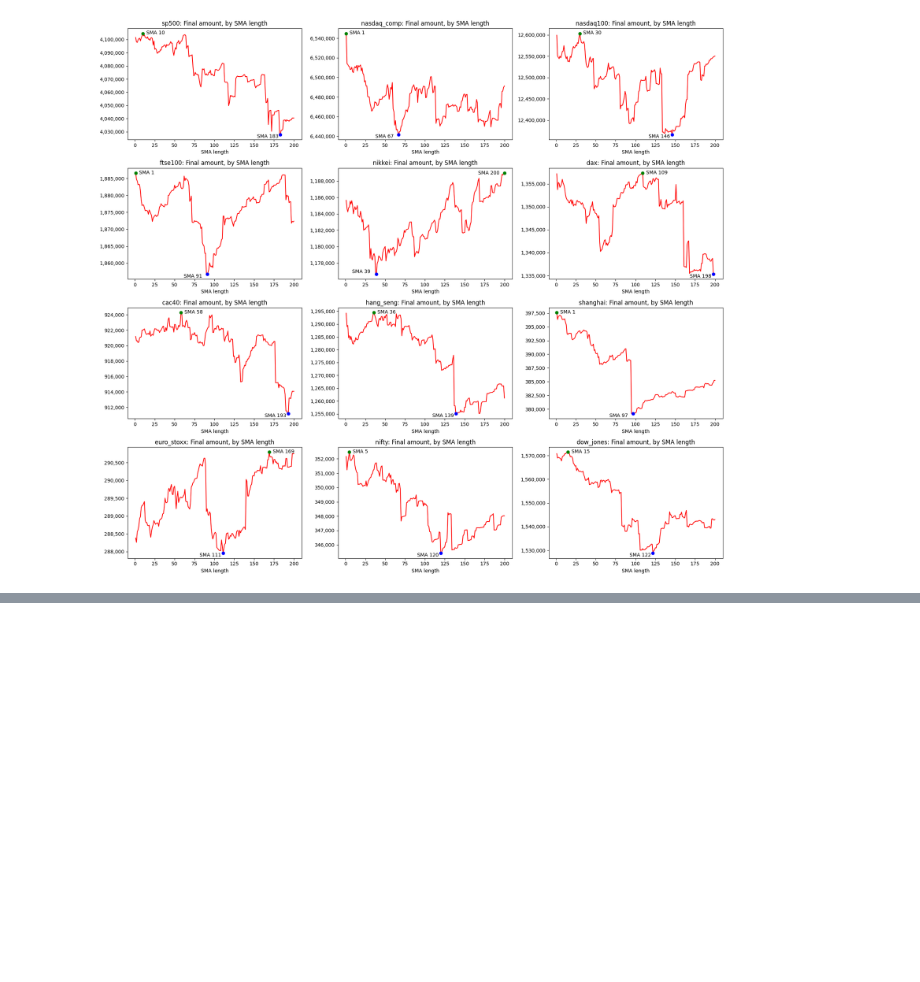
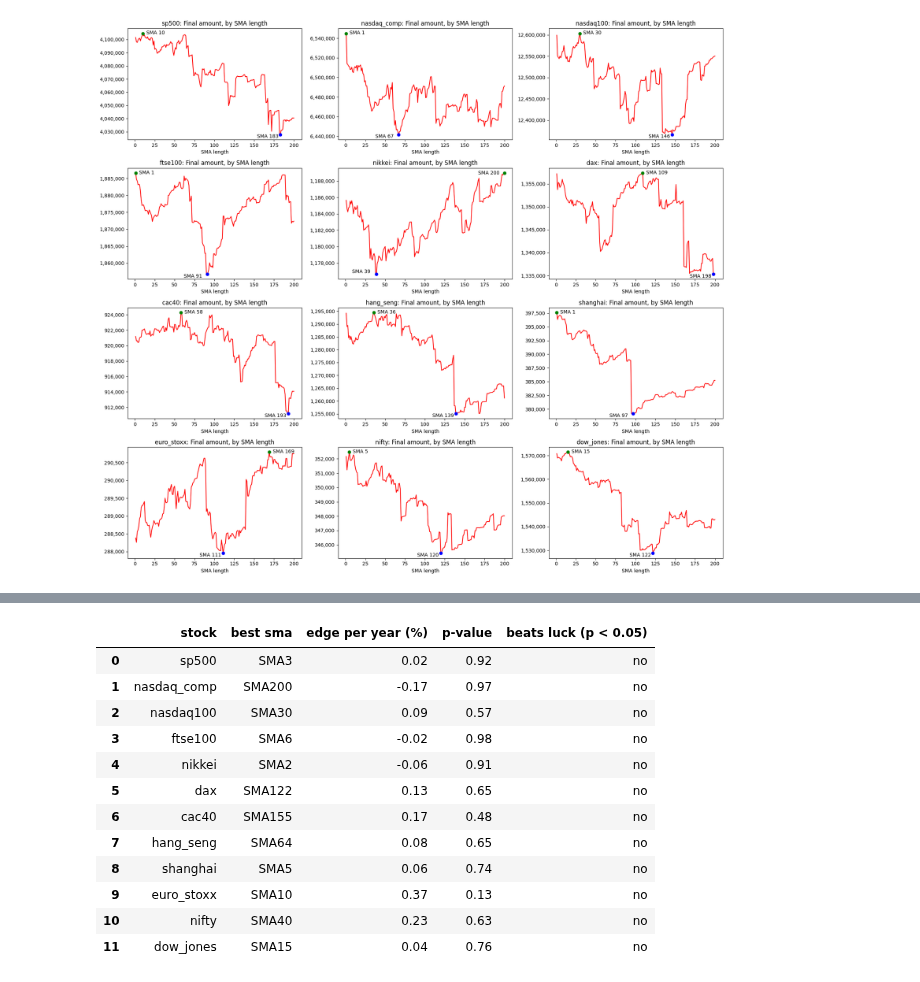
Before and after one commit to pedrosalgado22/SMAstrategy, a Jupyter notebook: smanalysis_simulation.ipynb, the cells around one changed output, grey strips where cells are left out. Cells and saved outputs as stored; diff of their text form; code cells hidden in the pictures; blank space fills up the shorter version.

```diff
--- a/smanalysis_simulation.ipynb
+++ b/smanalysis_simulation.ipynb
@@ -456,0 +479,68 @@ display(pd.DataFrame(rows, columns=["stock", "raw best sma", "best HALF", "avera
+# %%
+NAMES_TO_TEST = list(DIV_YIELD)   # all assets; write a shorter list instead to test a few, for example ["sp500", "asml"]
+BLOCK_WEEKS = 25                  # bootstrap block length in weeks (about 6 months)
+REPS = 1000                       # bootstrap repetitions
+
+import numpy as np
+import pandas as pd
+from arch.bootstrap import SPA
+
+def weekly_edges(df, name):
+    # Weekly extra profit of every SMA strategy over DCA, as a share of DCA's money (one column per strategy)
+    paths = {}
+    for strategy, sma_col in STRATEGIES.items():
+        values = []                                    # simulate fills this with the portfolio value of every day
+        simulate(df, sma_col, DIV_YIELD[name], values)
+        paths[strategy] = np.array(values)
+
+    dca = paths["DCA"]
+    keep = dca[:-1] > 0                                # only days when DCA already holds money
+    columns = []
+    strategy_names = []
+    for strategy, path in paths.items():
+        if strategy != "DCA":
+            extra_profit = np.diff(path - dca)         # today's gap to DCA minus yesterday's gap (payments cancel out)
+            columns.append(extra_profit[keep] / dca[:-1][keep])
+            strategy_names.append(strategy)
+
+    edges = np.column_stack(columns)                   # days x strategies
+    weeks = len(edges) // 5
+    edges = edges[len(edges) - weeks * 5:]             # drop the first few days so whole weeks fit
+    return edges.reshape(weeks, 5, -1).sum(axis=1), strategy_names   # sum every 5 days
+
+rows = []
+for name in NAMES_TO_TEST:
+    df = pd.read_csv(processed_data_path / f"{name}_processed.csv", index_col=0, parse_dates=True)
+    df = df.dropna(subset=["Close"])
+
+    edges, strategy_names = weekly_edges(df, name)
+    best = edges.mean(axis=0).argmax()                 # the strategy with the biggest average edge
+
+    test = SPA(np.zeros(len(edges)), -edges, block_size=BLOCK_WEEKS, reps=REPS,
+               bootstrap="stationary", studentize=False)
+    test.compute()                                     # studentize=False makes this White's Reality Check
+    p_value = test.pvalues["upper"]
+
+    rows.append({
+        "stock": name,
+        "best sma": strategy_names[best],
+        "edge per year (%)": round(edges[:, best].mean() * 52 * 100, 2),
+        "p-value": round(p_value, 3),
+        "beats luck (p < 0.05)": "yes" if p_value < 0.05 else "no"
+    })
+
+display(pd.DataFrame(rows))
+# %% [output]
+|  | stock | best sma | edge per year (%) | p-value | beats luck (p < 0.05) |
+| 0 | sp500 | SMA3 | 0.02 | 0.92 | no |
+| 1 | nasdaq_comp | SMA200 | -0.17 | 0.97 | no |
+| 2 | nasdaq100 | SMA30 | 0.09 | 0.57 | no |
+| 3 | ftse100 | SMA6 | -0.02 | 0.98 | no |
+| 4 | nikkei | SMA2 | -0.06 | 0.91 | no |
+| 5 | dax | SMA122 | 0.13 | 0.65 | no |
+| 6 | cac40 | SMA155 | 0.17 | 0.48 | no |
+| 7 | hang_seng | SMA64 | 0.08 | 0.65 | no |
+| 8 | shanghai | SMA5 | 0.06 | 0.74 | no |
+| 9 | euro_stoxx | SMA10 | 0.37 | 0.13 | no |
+| 10 | nifty | SMA40 | 0.23 | 0.63 | no |
+| 11 | dow_jones | SMA15 | 0.04 | 0.76 | no |
```
Also changed, not shown: parts of 8 cells of this notebook.
